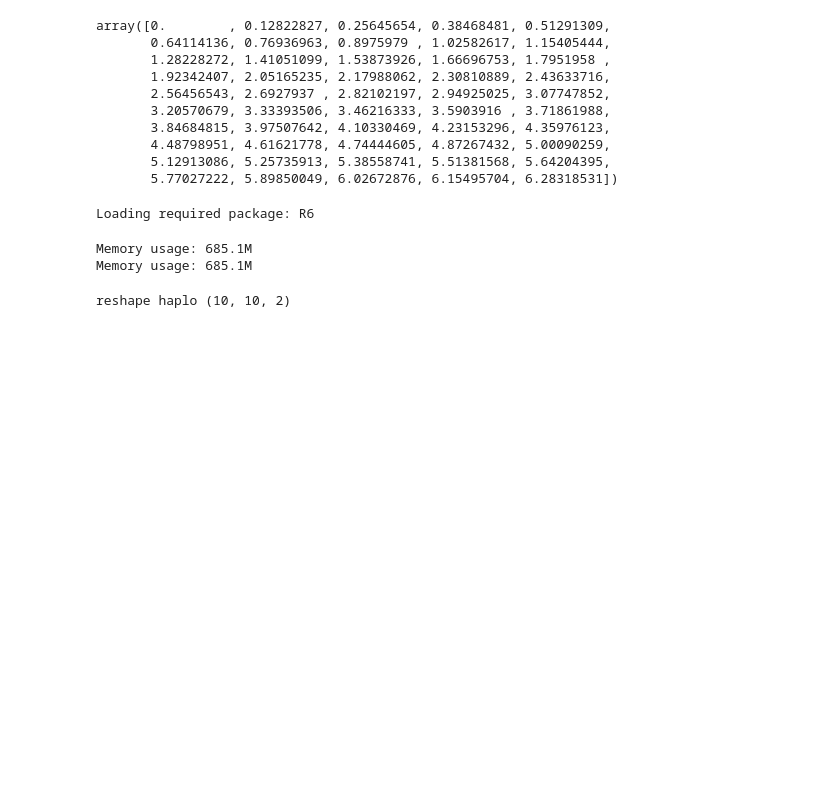
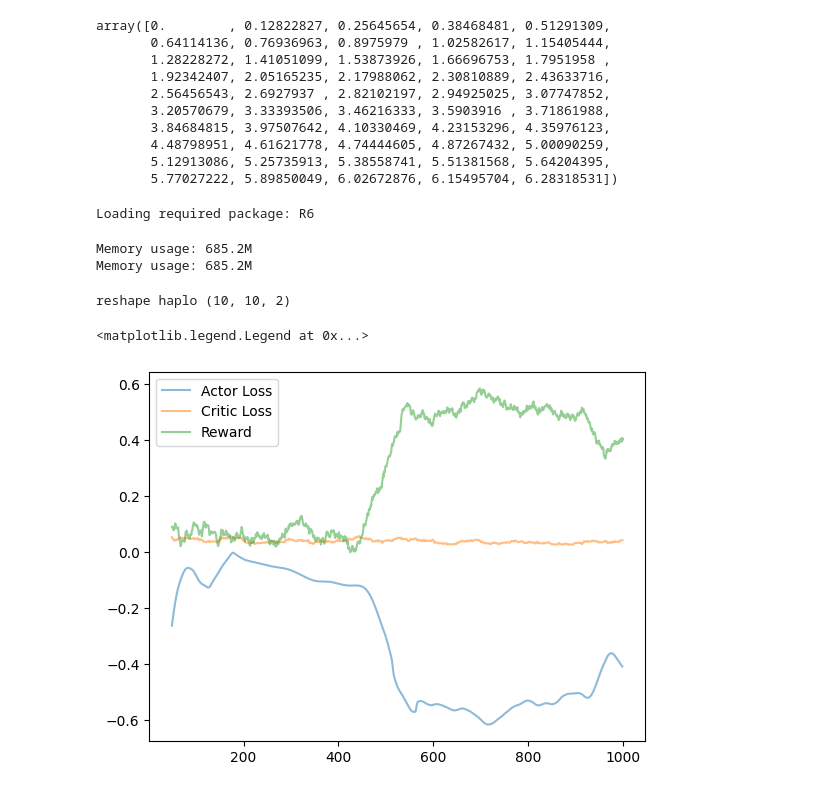
Before and after one commit to cjGO/breeder_agent, a Jupyter notebook: test.ipynb, the cells around one changed output. Drawn from its saved outputs; the diff is of its cells as text; code cells hidden in the pictures; blank space fills up the shorter version.

```diff
--- a/test.ipynb
+++ b/test.ipynb
@@ -649,7 +649,7 @@ def fitness_plot(ax=None):
         cycle = [x[i] for x in chunked_list]
         cycle_df = pd.DataFrame(cycle)
         window_size = int(len(cycle_df) * 0.1)  # 10% of the array length
-        cycle_smooth = cycle_df.rolling(window_size, min_periods=1).mean()  # Apply rolling average
+        cycle_smooth = cycle_df.rolling(window_size).mean()  # Apply rolling average
         ax.plot(cycle_smooth, color=palette[i], label=f'cycle {i+1}')
 
     for i, baseline in enumerate(farm.baselines):
@@ -664,8 +664,8 @@ def fitness_plot(ax=None):
 
     return ax
 # %% [output]
-Memory usage: 685.1M
-Memory usage: 685.1M
+Memory usage: 685.2M
+Memory usage: 685.2M
 # %%
 import numpy as np
 from tensorflow.keras.layers import Input, Flatten, Dense, Reshape
@@ -1052,0 +1077,19 @@ reshape haplo (10, 10, 2)
+# %%
+import pandas as pd
+
+# Assuming actor_hist, critic_hist, and reward_hist are pandas Series
+window_size = 50  # Set the window size according to your data
+
+# Calculate the rolling average
+actor_hist_smooth = pd.Series([x[0] for x in actor_hist]).rolling(window_size).mean()
+critic_hist_smooth = pd.Series([x[0] for x in critic_hist]).rolling(window_size).mean()
+reward_hist_smooth = pd.Series([x[0] for x in reward_hist]).rolling(window_size).mean()
+
+# Plot the smoothed lines
+plt.plot(actor_hist_smooth, alpha=0.5, label='Actor Loss')
+plt.plot(critic_hist_smooth, alpha=0.5, label='Critic Loss')
+plt.plot(reward_hist_smooth, alpha=0.5, label='Reward')
+plt.legend()
+# %% [output]
+<matplotlib.legend.Legend at 0x...>
+[figure, added]
```
Also changed, not shown: parts of 5 cells of this notebook.
